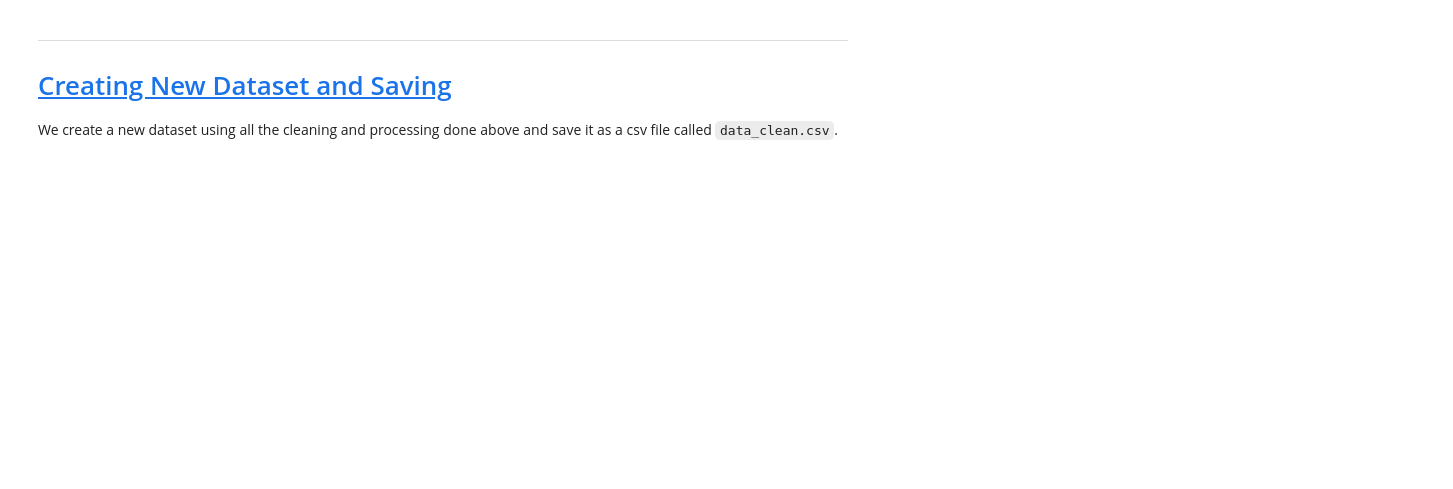
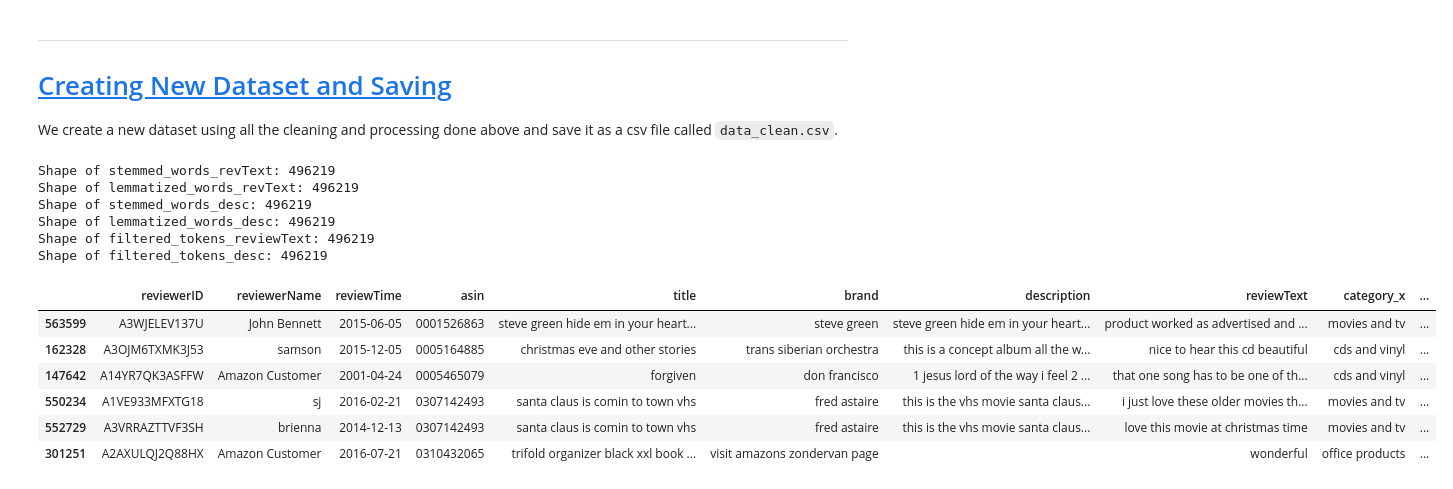
Before and after one commit to pavsingh7/Masters-Dissertation, a Jupyter notebook: Code/data_clean.ipynb, the cells around one changed output. Cells and saved outputs as stored; diff of their text form; code cells hidden in the pictures; blank space fills up the shorter version.

```diff
--- a/Code/data_clean.ipynb
+++ b/Code/data_clean.ipynb
@@ -890,6 +905,74 @@ We deal with categorical data (categories). Categorical variables need to be enc
 # <a id='toc6_'></a>[Creating New Dataset and Saving](#toc0_)
 
 We create a new dataset using all the cleaning and processing done above and save it as a csv file called `data_clean.csv`.
+# %%
+# get shapes of all generated dataframes
+print("Shape of stemmed_words_revText:", len(stemmed_words_revText))
+print("Shape of lemmatized_words_revText:", len(lemmatized_words_revText))
+print("Shape of stemmed_words_desc:", len(stemmed_words_desc))
+print("Shape of lemmatized_words_desc:", len(lemmatized_words_desc))
+print("Shape of filtered_tokens_reviewText:", len(filtered_tokens_reviewText))
+print("Shape of filtered_tokens_desc:", len(filtered_tokens_desc))
+# %% [output]
+Shape of stemmed_words_revText: 496219
+Shape of lemmatized_words_revText: 496219
+Shape of stemmed_words_desc: 496219
+Shape of lemmatized_words_desc: 496219
+Shape of filtered_tokens_reviewText: 496219
+Shape of filtered_tokens_desc: 496219
+# %%
+# attach stemmed words to dataframe
+amz_rev['stemmed_words_revText'] = stemmed_words_revText
+
+# attach lemmitized words to dataframe
+amz_rev['lemmatized_words_revText'] = lemmatized_words_revText
+
+# attach filtered tokens to dataframe
+amz_rev['filtered_tokens_revText'] = filtered_tokens_reviewText
+# %%
+# attach stemmed words to dataframe
+amz_rev['stemmed_words_desc'] = stemmed_words_desc
+
+# attach lemmitized words to dataframe
+amz_rev['lemmatized_words_desc'] = lemmatized_words_desc
+
+# attach filtered tokens to dataframe
+amz_rev['filtered_tokens_desc'] = filtered_tokens_desc
+# %%
+import ast
+
+
+# Change to list of words for: filtered_tokens_revText
+amz_rev['filtered_tokens_revText'] = amz_rev['filtered_tokens_revText'].apply(lambda x: ast.literal_eval(x))
+
+# Change to list of words for: stemmed_words_revText
+amz_rev['stemmed_words_revText'] = amz_rev['stemmed_words_revText'].apply(lambda x: ast.literal_eval(x))
+
+# Change to list of words for: lemmatized_words_revText
+amz_rev['lemmatized_words_revText'] = amz_rev['lemmatized_words_revText'].apply(lambda x: ast.literal_eval(x))
+
+# Change to list of words for: stemmed_words_desc
+amz_rev['stemmed_words_desc'] = amz_rev['stemmed_words_desc'].apply(lambda x: ast.literal_eval(x))
+
+# Change to list of words for: lemmatized_words_desc
+amz_rev['lemmatized_words_desc'] = amz_rev['lemmatized_words_desc'].apply(lambda x: ast.literal_eval(x))
+
+# Change to list of words for: filtered_tokens_desc
+amz_rev['filtered_tokens_desc'] = amz_rev['filtered_tokens_desc'].apply(lambda x: ast.literal_eval(x))
+
+# view data
+amz_rev.head(4)
+# %%
+# see resulting dataframe
+amz_rev.head(6)
+# %% [output]
+|  | reviewerID | reviewerName | reviewTime | asin | title | brand | description | reviewText | category_x | ... |
+| 563599 | A3WJELEV137U | John Bennett | 2015-06-05 | 0001526863 | steve green hide em in your heart... | steve green | steve green hide em in your heart... | product worked as advertised and ... | movies and tv | ... |
+| 162328 | A3OJM6TXMK3J53 | samson | 2015-12-05 | 0005164885 | christmas eve and other stories | trans siberian orchestra | this is a concept album all the w... | nice to hear this cd beautiful | cds and vinyl | ... |
+| 147642 | A14YR7QK3ASFFW | Amazon Customer | 2001-04-24 | 0005465079 | forgiven | don francisco | 1 jesus lord of the way i feel 2 ... | that one song has to be one of th... | cds and vinyl | ... |
+| 550234 | A1VE933MFXTG18 | sj | 2016-02-21 | 0307142493 | santa claus is comin to town vhs | fred astaire | this is the vhs movie santa claus... | i just love these older movies th... | movies and tv | ... |
+| 552729 | A3VRRAZTTVF3SH | brienna | 2014-12-13 | 0307142493 | santa claus is comin to town vhs | fred astaire | this is the vhs movie santa claus... | love this movie at christmas time | movies and tv | ... |
+| 301251 | A2AXULQJ2Q88HX | Amazon Customer | 2016-07-21 | 0310432065 | trifold organizer black xxl book ... | visit amazons zondervan page |  | wonderful | office products | ... |
 # %%
 # save cleaned data
 amz_rev.to_csv("Data/amz_rev_cleaned.csv", index=False)
```
Also changed, not shown: parts of 38 cells of this notebook, 2 other files.
